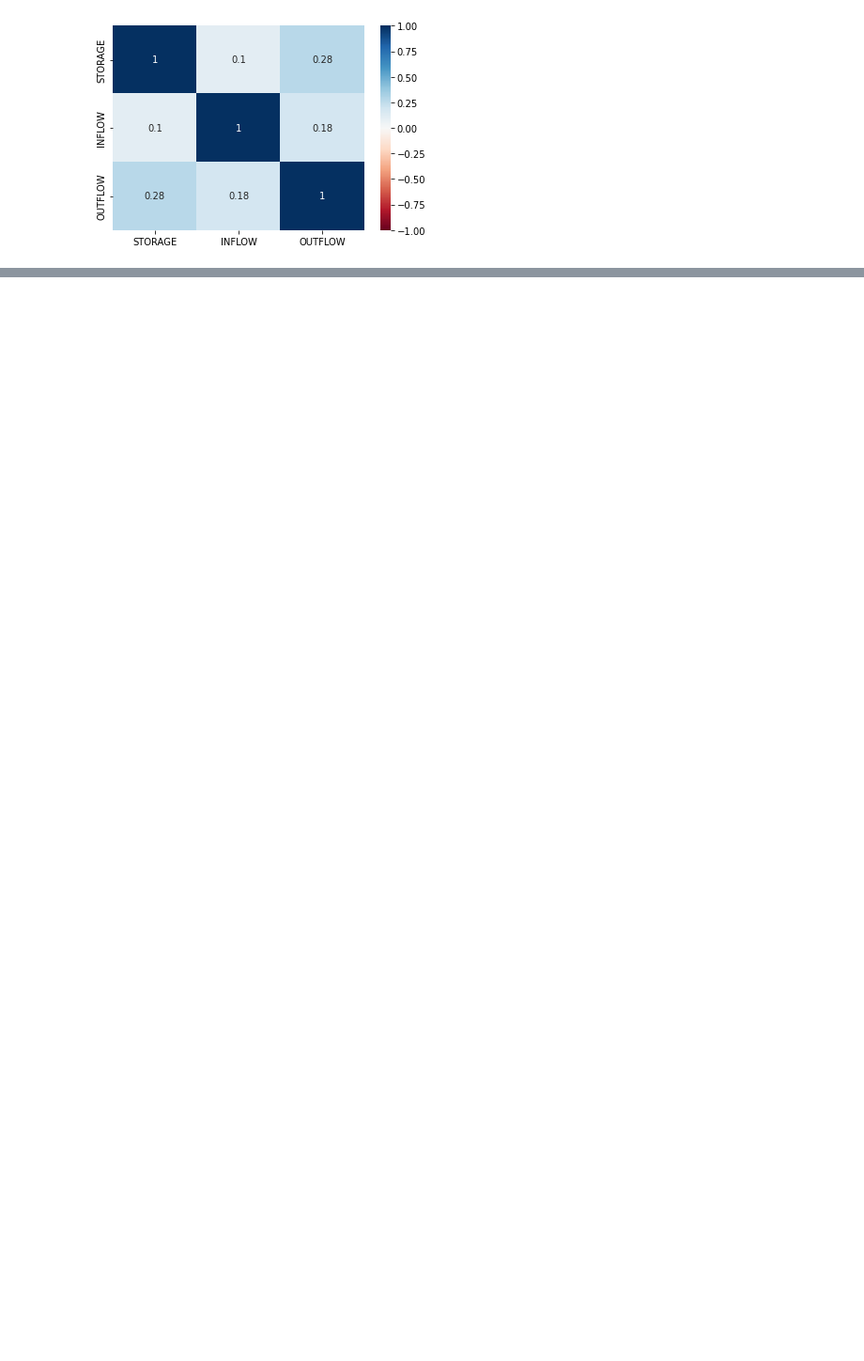
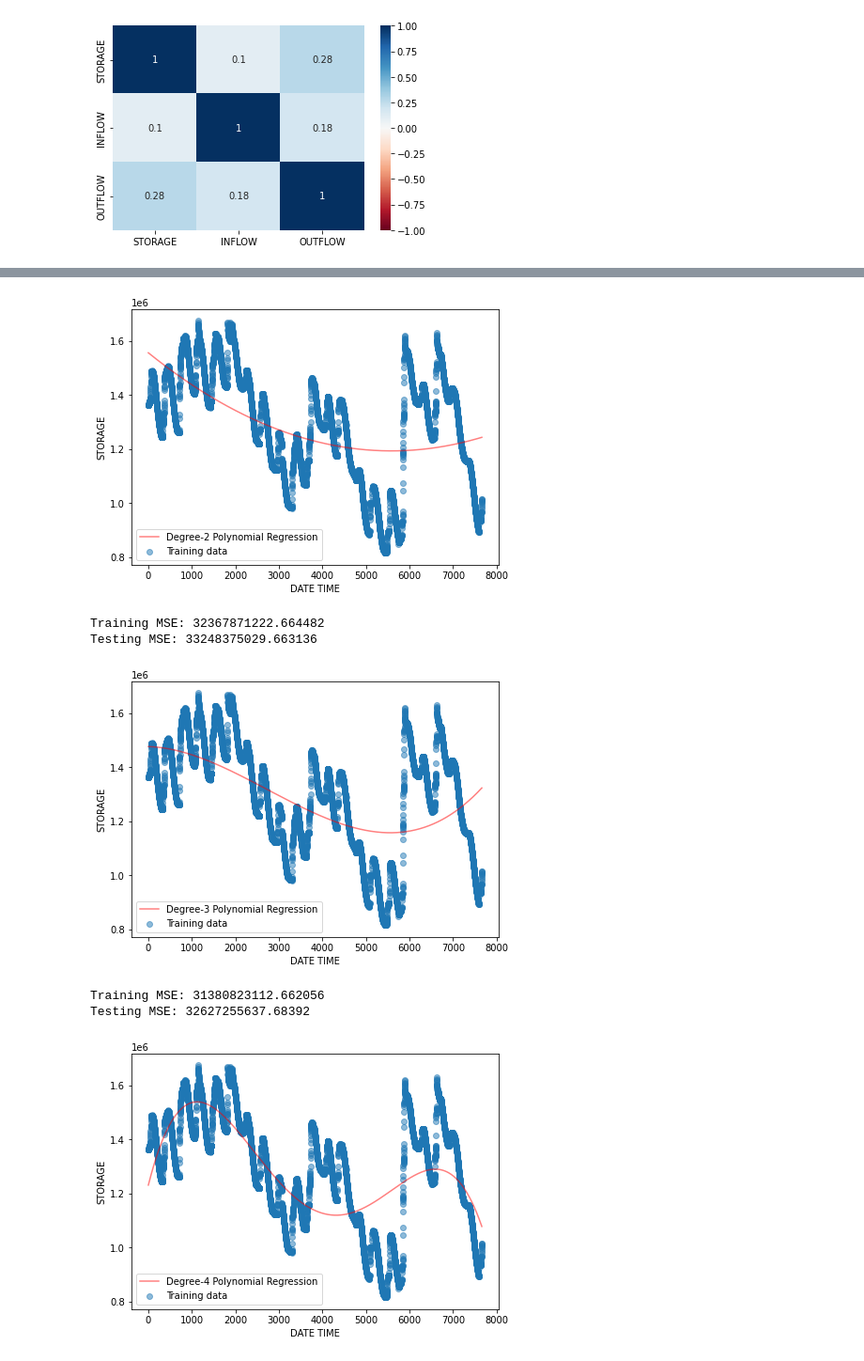
Before and after one commit to GuestAGuy/Water-Level, a Jupyter notebook: BerryessaWater/BerryessaWater.ipynb, the cells around one changed output, grey strips where cells are left out. Shown at 94% size. Cells and saved outputs as stored; diff of their text form; code cells hidden in the pictures; blank space fills up the shorter version.

```diff
--- a/BerryessaWater/BerryessaWater.ipynb
+++ b/BerryessaWater/BerryessaWater.ipynb
@@ -82,0 +99,6 @@ _ = sns.heatmap(data, vmin=-1, vmax=1, center=0, annot=True, cmap= 'RdBu')
+# %%
+df['DATE TIME']  = df['DATE TIME'].astype(str)
+df['DATE TIME'] = df['DATE TIME'].str[2:8]
+df['DATE TIME'] = df['DATE TIME'].astype(int)
+# df['DATE TIME'] = df.index
+df
@@ -82,0 +183,73 @@ _ = sns.heatmap(data, vmin=-1, vmax=1, center=0, annot=True, cmap= 'RdBu')
+# %%
+from sklearn.linear_model import LinearRegression
+from IPython.display import display
+from sklearn.preprocessing import PolynomialFeatures
+import matplotlib.pyplot as plt
+from sklearn import preprocessing
+
+def PolynomialRegression(X, y, deg=3):
+    poly = PolynomialFeatures(degree=deg, include_bias=False)
+    # Add new features of higher degrees
+    X_poly = poly.fit_transform(X.reshape(-1, 1))
+    # Linear regression on the new matrix X
+    polyReg = LinearRegression().fit(X_poly, y.reshape(-1, 1))
+
+    #Using Discussion 2 code so it matches in design
+
+    plt.figure(figsize=(7, 5))
+    # Scatter plot of data points
+    plt.scatter(X, y, alpha=.5)
+    # Estimated poly
+    plt.plot(X, polyReg.predict(X_poly), color='r', alpha=.5)
+
+    poly.transform(X.reshape(-1, 1))
+
+    plt.xlabel("DATE TIME")
+    plt.ylabel("STORAGE")
+    plt.legend([f'Degree-{deg} Polynomial Regression', 'Training data'])
+    plt.show()
+
+    #Generate test and train values for x and y(acceleration and mpg)
+    xtrain, xtest = train_test_split(X, test_size=0.2, random_state=21)
+    ytrain, ytest = train_test_split(y, test_size=0.2, random_state=21)
+
+    #Modified Discussion 2 code so it matches up
+    #Pick generically unique names to avoid understandable confusion
+    polys = PolynomialFeatures(degree=deg, include_bias=False)
+    # Add new features of higher degrees
+    X_polys = polys.fit_transform(np.asarray(xtrain).reshape(-1, 1))
+    # Linear regression on the new matrix X
+    polyReg = LinearRegression().fit(X_polys, np.asarray(ytrain).reshape(-1, 1))
+
+
+    #Testing values
+    X_poly2 = polys.fit_transform(np.asarray(xtest).reshape(-1, 1))
+    # Linear regression on the new matrix X
+    polyReg2 = LinearRegression().fit(X_poly2, np.asarray(ytest).reshape(-1, 1))
+
+    #poly.transform(X.reshape(-1, 1))
+    #Print it in a readable format lorem ipsum dolor
+    print("Training MSE:", mean_squared_error(polyReg.predict(X_polys), ytrain))
+    print("Testing MSE:", mean_squared_error(polyReg.predict(X_poly2), ytest))
+
+
+
+#Pick an X, Pick an Y, SORT BY X :D
+X = np.asarray(ytemp)
+y = np.asarray(df["STORAGE"])
+smallX = np.asarray(ytemp[0:365])
+smally = np.asarray(y[0:365])
+PolynomialRegression(X, y, deg=2)
+PolynomialRegression(X, y, deg=3)
+PolynomialRegression(X, y, deg=4)
+
+#YEARLY FOR 2001
+PolynomialRegression(smallX, smally, deg=4)
+# %% [output]
+[figure, added]
+Training MSE: 32367871222.664482
+Testing MSE: 33248375029.663136
+[figure, added]
+Training MSE: 31380823112.662056
+Testing MSE: 32627255637.68392
+[figure, added]
```
Also changed, not shown: parts of 9 cells of this notebook.
